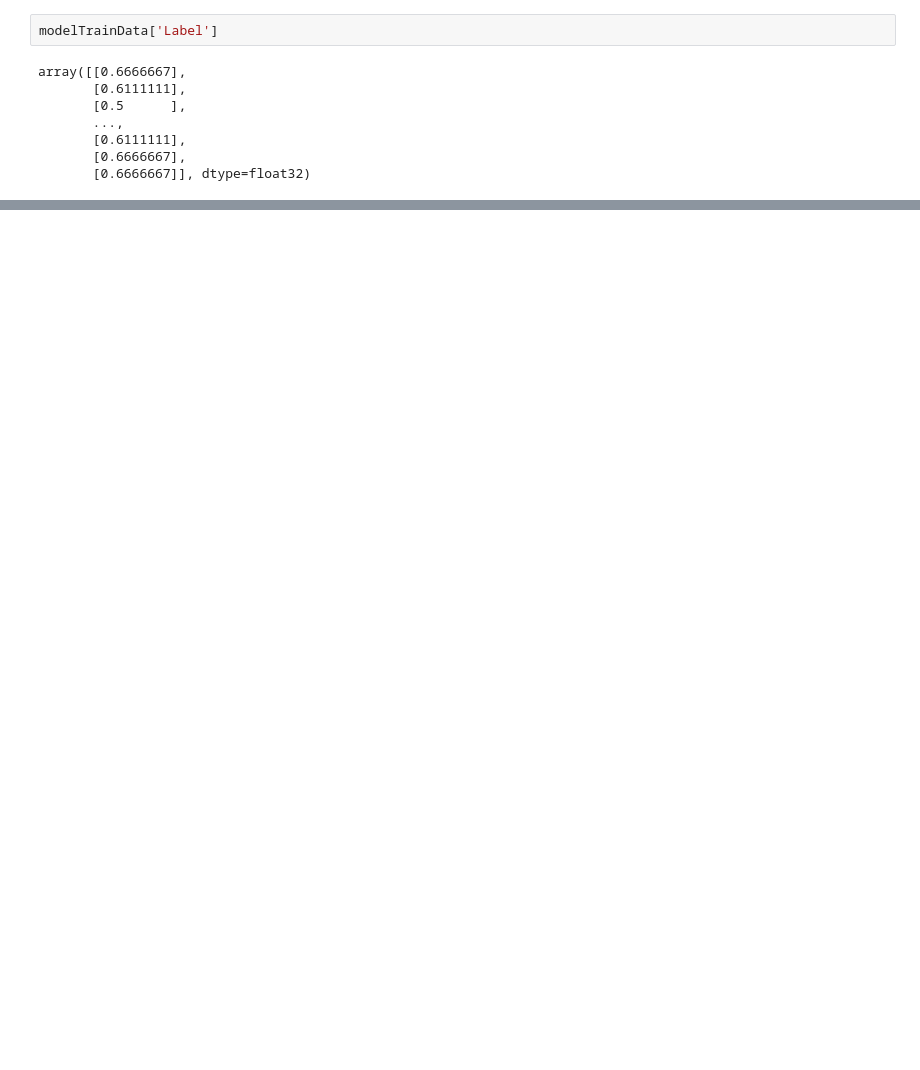
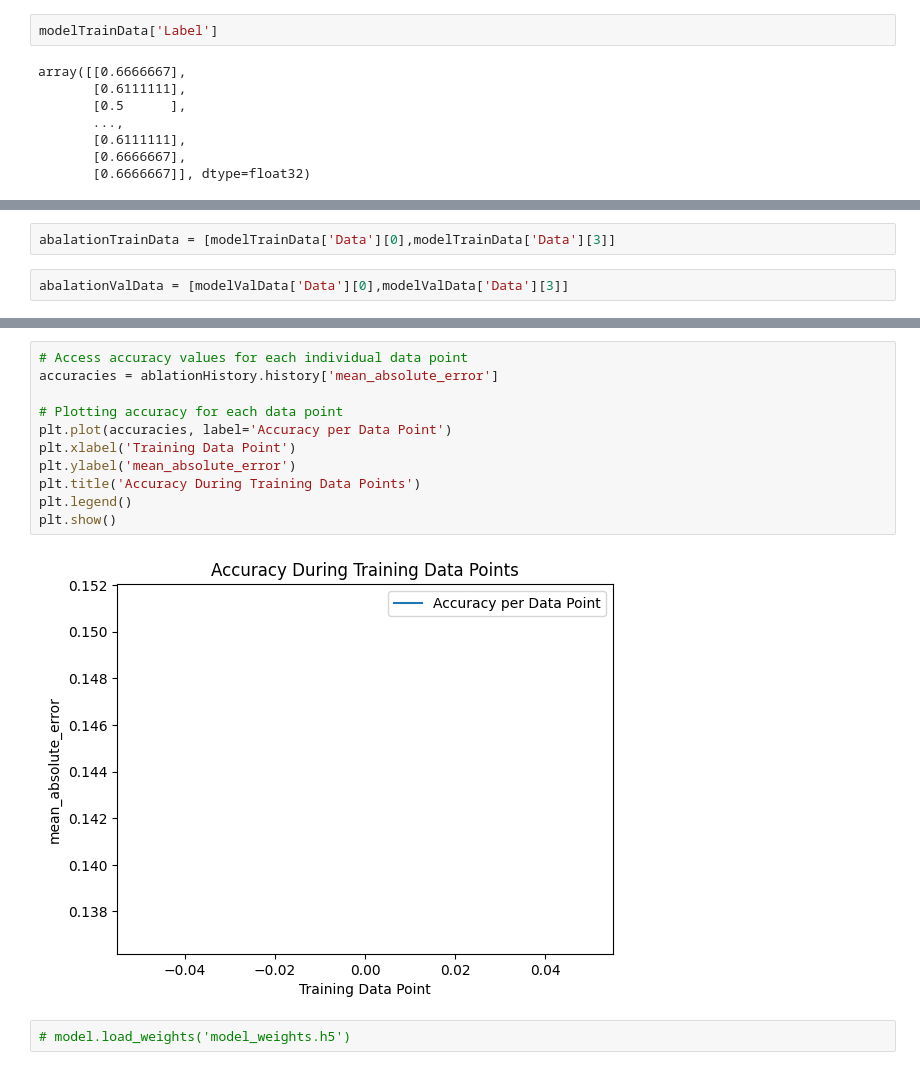
Before and after one commit to nanduladeepak/Multi-Modal-Centiment, a Jupyter notebook: model/runningCode.ipynb, the cells around one changed output, grey strips where cells are left out. Drawn from its saved outputs; the diff is of its cells as text; blank space fills up the shorter version.

```diff
--- a/model/runningCode.ipynb
+++ b/model/runningCode.ipynb
@@ -487,0 +596,4 @@ loaded_model = tf.keras.models.load_model('./savedModel1')
+# %%
+abalationTrainData = [modelTrainData['Data'][0],modelTrainData['Data'][3]]
+# %%
+abalationValData = [modelValData['Data'][0],modelValData['Data'][3]]
@@ -487,0 +678,15 @@ loaded_model = tf.keras.models.load_model('./savedModel1')
+# %%
+# Access accuracy values for each individual data point
+accuracies = ablationHistory.history['mean_absolute_error']
+
+# Plotting accuracy for each data point
+plt.plot(accuracies, label='Accuracy per Data Point')
+plt.xlabel('Training Data Point')
+plt.ylabel('mean_absolute_error')
+plt.title('Accuracy During Training Data Points')
+plt.legend()
+plt.show()
+# %% [output]
+[figure, added]
+# %%
+# model.load_weights('model_weights.h5')
```
Also changed, not shown: parts of 42 cells of this notebook.
